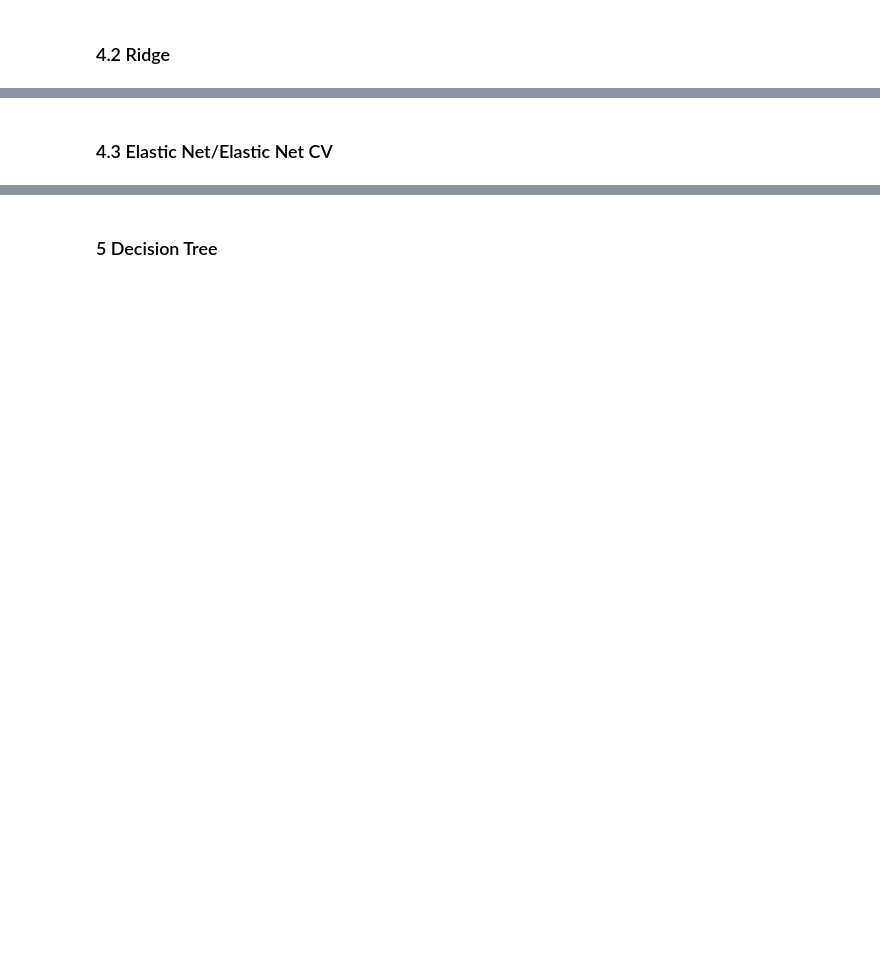
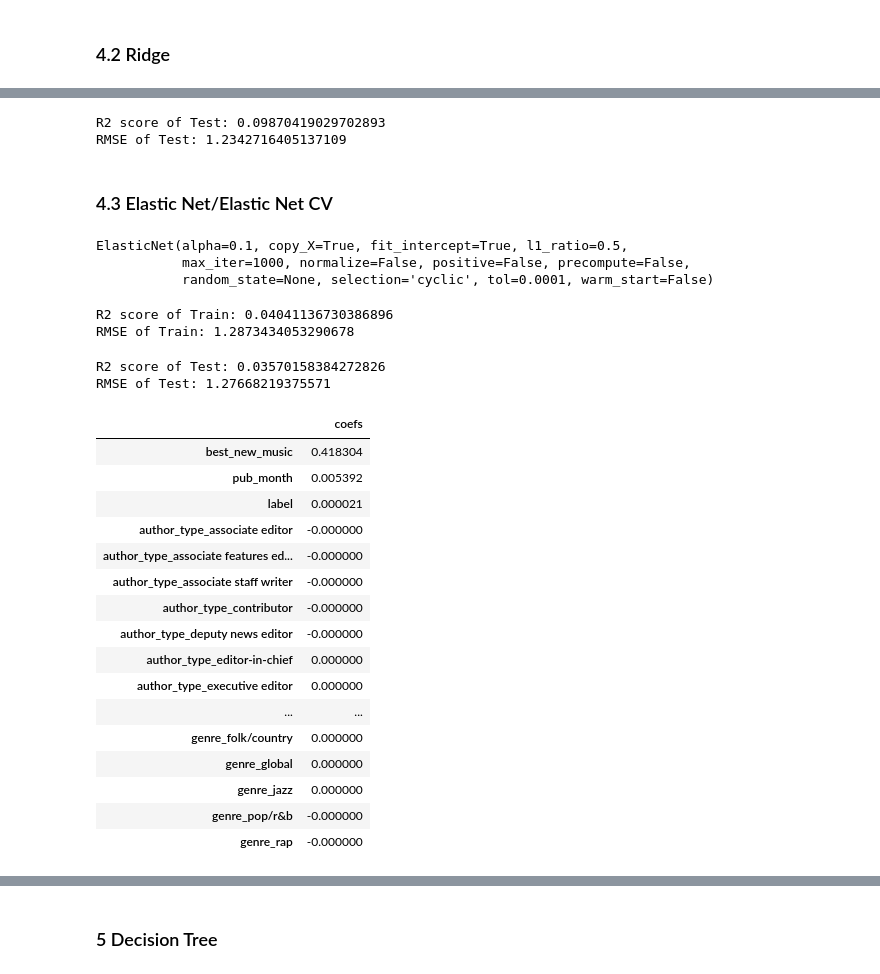
Before and after one commit to pravinks94/pitchfork-data, a Jupyter notebook: pravin/pitchfork.ipynb, the cells around one changed output, grey strips where cells are left out. Cells and saved outputs as stored; diff of their text form; code cells hidden in the pictures; blank space fills up the shorter version.

```diff
--- a/pravin/pitchfork.ipynb
+++ b/pravin/pitchfork.ipynb
@@ -521,3 +851,3 @@ ridge_cv.alpha_
 # %%
 ridge=Ridge(alpha=ridge_cv.alpha_)
-ridge.fit(Xtrain,ytrain)
+ridge.fit(X_train,y_train)
@@ -528,23 +864,54 @@ print('RMSE of Train:',np.sqrt(mse(ytrain,y_pred_train)))
 # %%
-y_pred_test=ridge.predict(Xtest)
-print('R2 score of Test:',r2_score(ytest,y_pred_test))
-print('RMSE of Test:',np.sqrt(mse(ytest,y_pred_test)))
+y_pred_test=ridge.predict(X_test)
+print('R2 score of Test:',r2_score(y_test,y_pred_test))
+print('RMSE of Test:',np.sqrt(mse(y_test,y_pred_test)))
+# %% [output]
+R2 score of Test: 0.09870419029702893
+RMSE of Test: 1.2342716405137109
 # %% [markdown]
 ### 4.3 Elastic Net/Elastic Net CV
 # %%
 from sklearn.linear_model import ElasticNet, ElasticNetCV
 enet = ElasticNet(alpha=0.1)
-enet.fit(Xtrain, ytrain)
+enet.fit(X_train, y_train)
+# %% [output]
+ElasticNet(alpha=0.1, copy_X=True, fit_intercept=True, l1_ratio=0.5,
+           max_iter=1000, normalize=False, positive=False, precompute=False,
+           random_state=None, selection='cyclic', tol=0.0001, warm_start=False)
 # %%
-y_pred_train=enet.predict(Xtrain)
-print('R2 score of Train:',r2_score(ytrain,y_pred_train))
-print('RMSE of Train:',np.sqrt(mse(ytrain,y_pred_train)))
+y_pred_train=enet.predict(X_train)
+print('R2 score of Train:',r2_score(y_train,y_pred_train))
+print('RMSE of Train:',np.sqrt(mse(y_train,y_pred_train)))
+# %% [output]
+R2 score of Train: 0.04041136730386896
+RMSE of Train: 1.2873434053290678
 # %%
-y_pred_test=enet.predict(Xtest)
-print('R2 score of Test:',r2_score(ytest,y_pred_test))
-print('RMSE of Test:',np.sqrt(mse(ytest,y_pred_test)))
+y_pred_test=enet.predict(X_test)
+print('R2 score of Test:',r2_score(y_test,y_pred_test))
+print('RMSE of Test:',np.sqrt(mse(y_test,y_pred_test)))
+# %% [output]
+R2 score of Test: 0.03570158384272826
+RMSE of Test: 1.27668219375571
 # %%
-pd.DataFrame(enet.coef_, X.columns, columns=['coefs'])
+pd.DataFrame(enet.coef_, X_final.columns, columns=['coefs'])
+# %% [output]
+|  | coefs |
+| best_new_music | 0.418304 |
+| pub_month | 0.005392 |
+| label | 0.000021 |
+| author_type_associate editor | -0.000000 |
+| author_type_associate features ed... | -0.000000 |
+| author_type_associate staff writer | -0.000000 |
+| author_type_contributor | -0.000000 |
+| author_type_deputy news editor | -0.000000 |
+| author_type_editor-in-chief | 0.000000 |
+| author_type_executive editor | 0.000000 |
+| ... | ... |
+| genre_folk/country | 0.000000 |
+| genre_global | 0.000000 |
+| genre_jazz | 0.000000 |
+| genre_pop/r&b | -0.000000 |
+| genre_rap | -0.000000 |
 # %%
 n_alphas = 200
 alphas = np.logspace(-3, -1, n_alphas)
```
Also changed, not shown: parts of 70 cells of this notebook.
